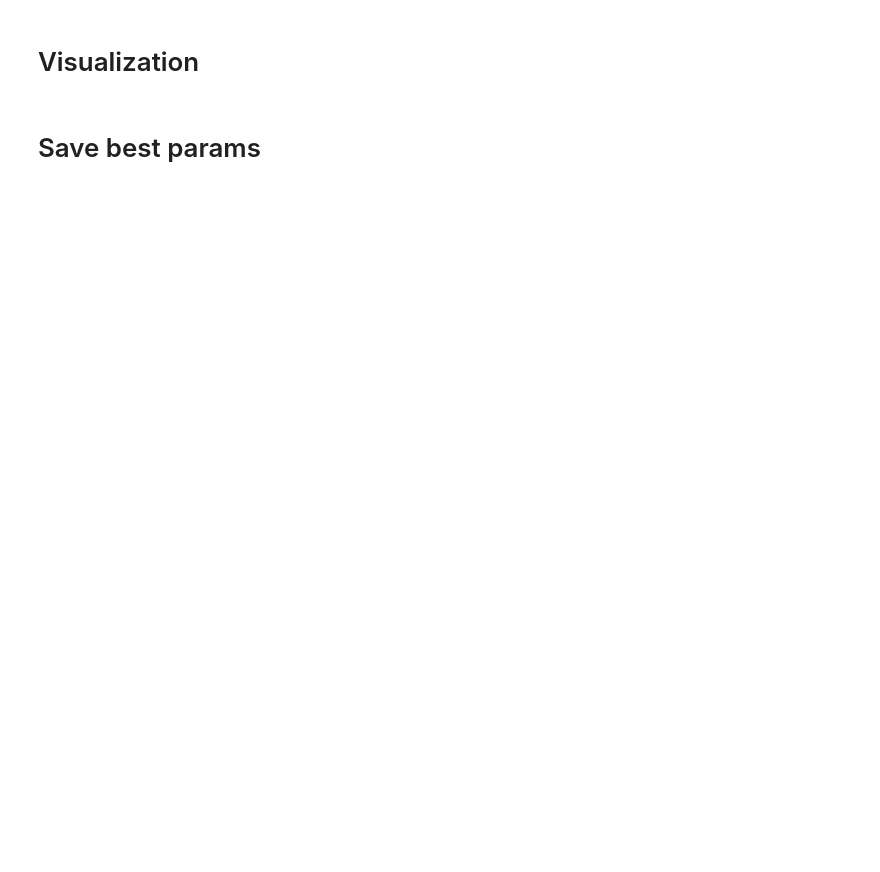
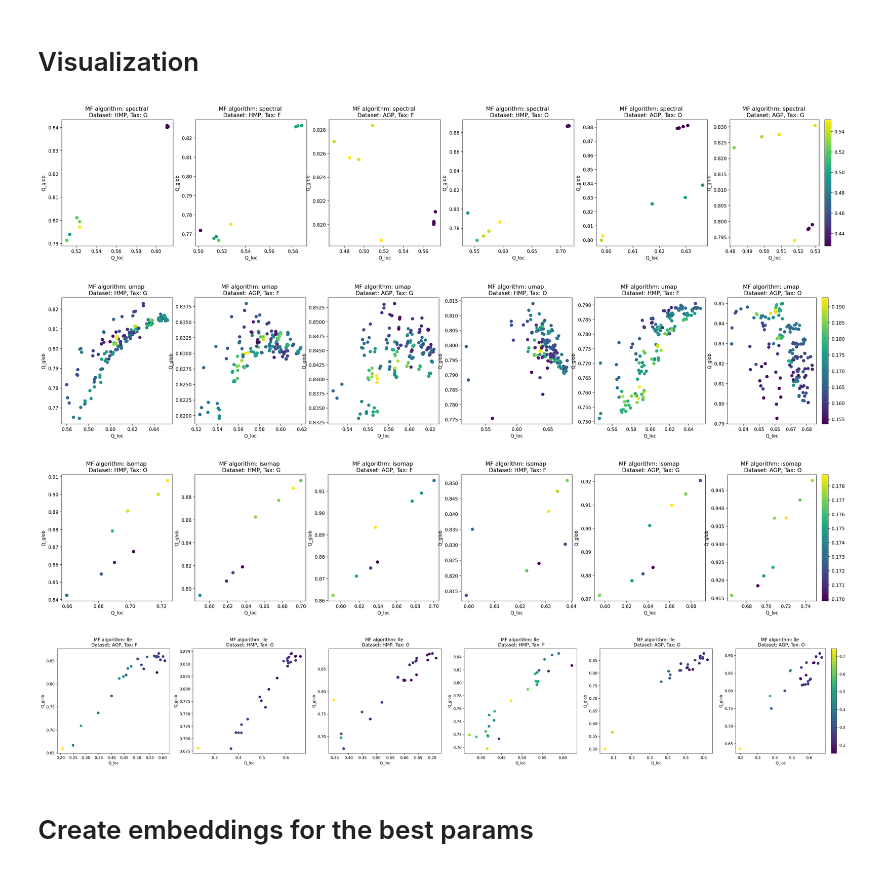
Before and after one commit to blufzzz/Human-Gut-Enterotypes-Analysis, a Jupyter notebook: Manifold_learning.ipynb, the cells around one changed output. Saved outputs shown, nothing was run; the diff lists cells and outputs as text; code cells hidden in the pictures; blank space fills up the shorter version.

```diff
--- a/Manifold_learning.ipynb
+++ b/Manifold_learning.ipynb
@@ -14,8 +14,11 @@ from collections import defaultdict
 from sklearn.model_selection import ParameterGrid
 
 from joblib import Parallel, delayed
+from multiprocessing import cpu_count
 import matplotlib.pyplot as plt
 from utils import transform, calculate_Q_mae, KNN_MAE
+from IPython.display import clear_output
+N_CPU = cpu_count()
 
 import warnings
 warnings.simplefilter("ignore")
@@ -38,7 +41,7 @@ for dataset_name in tqdm(['AGP', 'HMP']):
         data_pca[label] = np.genfromtxt(f'./results/pca/{label}', delimiter=';')
 
 embeddings_root = 'results/embeddings'
-embeddings_params_root'results/embeddings_params/'
+embeddings_params_root = 'results/embeddings_params/'
 
 os.makedirs(embeddings_root, exist_ok=True)
 os.makedirs(embeddings_params_root, exist_ok=True)
@@ -154,32 +197,44 @@ clust3_dim180 51 lle
 # %% [markdown]
 # Visualization
 # %%
-all_metrics = {metrics_results_name.split('.')[0].split('_')[-1]:np.load(os.path.join(embeddings_params_root,
-                                                                                      metrics_results_name), \
-                                                                                      allow_pickle=True).item() \
-                   for metrics_results_name in \
-                   filter(lambda x: 'metrics_results_pca' in x, os.listdir(embeddings_params_root))}
+all_metrics = defaultdict(dict)
+
+for metrics_results_name in \
+                   filter(lambda x: 'pca' in x, os.listdir(embeddings_params_root)):
+
+    mf_type, dataset_name, tax_name = metrics_results_name.split('.')[0].split('_')[-3:]
+    label = '_'.join([dataset_name, tax_name])
+    all_metrics[mf_type][label] = np.load(os.path.join(embeddings_params_root,
+                                          metrics_results_name), \
+                                          allow_pickle=True).item()
 # %%
 for mf_type, mf_metrics in all_metrics.items():
     mf_metrics_items = mf_metrics.items()
+
     fig, axes = plt.subplots(nrows=1, ncols = len(mf_metrics_items), figsize=(len(mf_metrics_items)*5,5), dpi=200)
+
     for i,(label, mf_label_metrics) in enumerate(mf_metrics_items):
 
-        scores = np.array(mf_label_metrics[mf_type]['scores'])
-        params = list(ParameterGrid(mf_label_metrics[mf_type]['params']))
+        scores = np.array(mf_label_metrics['scores'])
+        params = list(ParameterGrid(mf_label_metrics['params']))
         dataset_name = label.split('_')[0]
         tax_name = label.split('_')[-1]
 
         sc = axes[i].scatter(scores[:,0], scores[:,1], c=scores[:,2])
 
         axes[i].set_title(f'MF algorithm: {mf_type} \n Dataset: {dataset_name}, Tax: {tax_name.capitalize()}')
         axes[i].set_xlabel('Q_loc')
         axes[i].set_ylabel('Q_glob')
     fig.colorbar(sc, orientation='vertical')
 plt.tight_layout()
 plt.show()
+# %% [output]
+[figure, added]
+[figure, added]
+[figure, added]
+[figure, added]
 # %% [markdown]
- # Save best params
+ # Create embeddings for the best params
 # %%
 best_params = defaultdict(dict)
 
```
Also changed, not shown: parts of 5 cells of this notebook, 6 other files.
